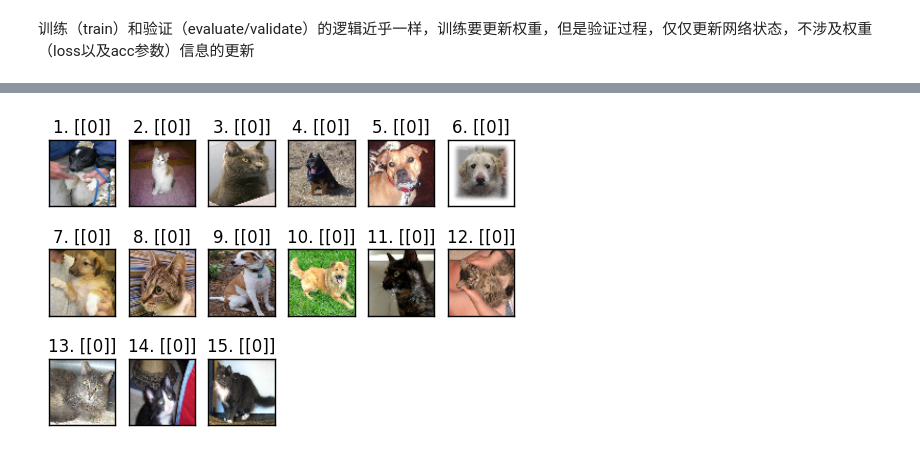
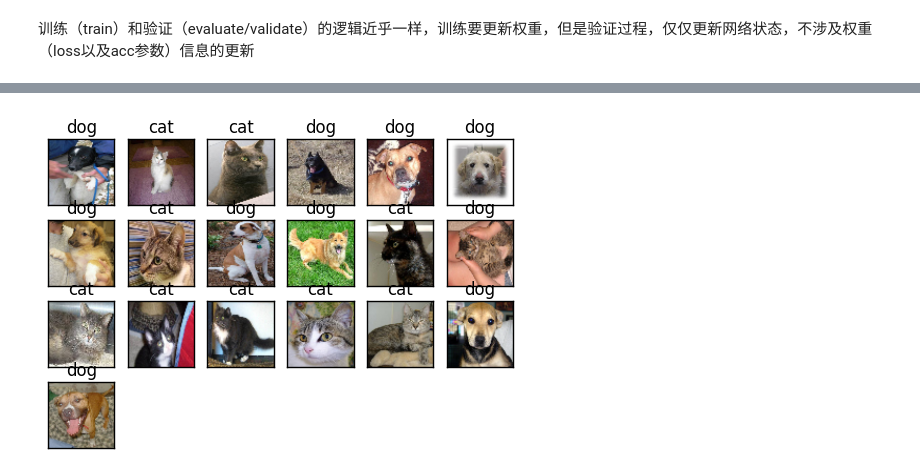
Before and after one commit to LindgeW/Keras_DeepLearning, a Jupyter notebook: 猫狗识别III.ipynb, the cells around one changed output, grey strips where cells are left out. Drawn from its saved outputs; the diff is of its cells as text; code cells hidden in the pictures.

```diff
--- a/猫狗识别III.ipynb
+++ b/猫狗识别III.ipynb
@@ -94,0 +166,6 @@ _________________________________________________________________
+# %%
+#cmd: tensorboard --logdir="./logs"
+from keras.callbacks import TensorBoard
+# 设置log的存储位置，将网络权值以图片格式保持在tensorboard中显示，设置每一个周期计算一次网络的权值，每层输出值的分布直方图
+tbCallbacks = TensorBoard(log_dir='./logs', histogram_freq=1, write_graph=True, write_images=True)
+model_vgg_pred.fit(x_train, y_train, batch_size=BATCH_SIZE, epochs=5, validation_data=(x_test, y_test), callbacks=[tbCallbacks])
@@ -130,7 +220,7 @@ datagen = ImageDataGenerator(
         #featurewise_center=True, #为使数据集去中心化（使得其均值为0）
         #featurewise_std_normalization=True, #将输入的每个样本除以其自身的标准差
         #rescale=1./255, #这个操作在所有其它变换操作之前执行
-        rotation_range=20,
+        rotation_range=40,
         width_shift_range=0.2,
         height_shift_range=0.2,
         zoom_range = 0.2,
@@ -142,13 +232,12 @@ datagen = ImageDataGenerator(
 # datagen.fit(x_train, augment=True, rounds=2)
 datagen.fit(x_train)
 # %%
-BATCH_SIZE = 50
 # fits the model on batches with real-time data augmentation:
-history = model.fit_generator(
+history = model_vgg_pred.fit_generator(
             #接收numpy数组和标签为参数,生成经过数据提升或标准化后的batch数据,并在一个无限循环中不断的返回batch数据
             datagen.flow(x_train, y_train, batch_size=BATCH_SIZE),
             steps_per_epoch = x_train.shape[0] // BATCH_SIZE, #the number of batches to draw from the generator at each epoch.
-            epochs = 10,
+            epochs = 5,
             validation_data = datagen.flow(x_test, y_test, batch_size=BATCH_SIZE),
             validation_steps = x_test.shape[0] // BATCH_SIZE  #需要从验证生成器中抽取validation_steps个批次用于评估
         )
@@ -175,0 +255,17 @@ Epoch 10/10
+# %%
+for layer in model_vgg_pred.layers[:8]:
+    layer.trainable = False
+
+for layer in model_vgg_pred.layers[8:]:
+    layer.trainable = True
+
+model_vgg_pred.compile(optimizer=SGD(lr=0.0003, momentum=0.9), loss='binary_crossentropy', metrics=['accuracy']) #二分类
+
+model_vgg_pred.fit_generator(
+            #接收numpy数组和标签为参数,生成经过数据提升或标准化后的batch数据,并在一个无限循环中不断的返回batch数据
+            datagen.flow(x_train, y_train, batch_size=BATCH_SIZE),
+            steps_per_epoch = x_train.shape[0] // BATCH_SIZE, #the number of batches to draw from the generator at each epoch.
+            epochs = 5,
+            validation_data = datagen.flow(x_test, y_test, batch_size=BATCH_SIZE),
+            validation_steps = x_test.shape[0] // BATCH_SIZE  #需要从验证生成器中抽取validation_steps个批次用于评估
+    )
@@ -214,22 +322,26 @@ acc : 0.50000000149
 # %%
 import os
 from skimage.transform import resize
 
 test_folder = 'PetImages/images/test'
 file_list = os.listdir(test_folder)
 cols = 6
 rows = len(file_list) // cols + 1
 for i,fname in enumerate(file_list):
     img_file = os.path.join(test_folder, fname)
     src_img = plt.imread(img_file)
-    dest_img = resize(src_img, (64, 64, 3))
+    dest_img = resize(src_img, (img_size[0], img_size[1], 3))
     plt.subplot(rows, cols , i+1)
     plt.imshow(dest_img)
     img = dest_img.reshape((1,)+dest_img.shape)
-    result = model.predict_classes(img, batch_size=32, verbose=0) #0=猫，1=狗
-    plt.title(str(i+1)+'. '+str(result))
+    #0=猫，1=狗
+    result = model_vgg_pred.predict(img, verbose=0) #输出预测概率
+    if result.argmax(axis=1) == 0:
+        plt.title('cat')
+    else:
+        plt.title('dog')
     plt.xticks([])
     plt.yticks([])
 plt.show()
 # %% [output]
-[figure, old version]
+[figure, new version]
```
Also changed, not shown: parts of 22 cells of this notebook, 2 other files.
